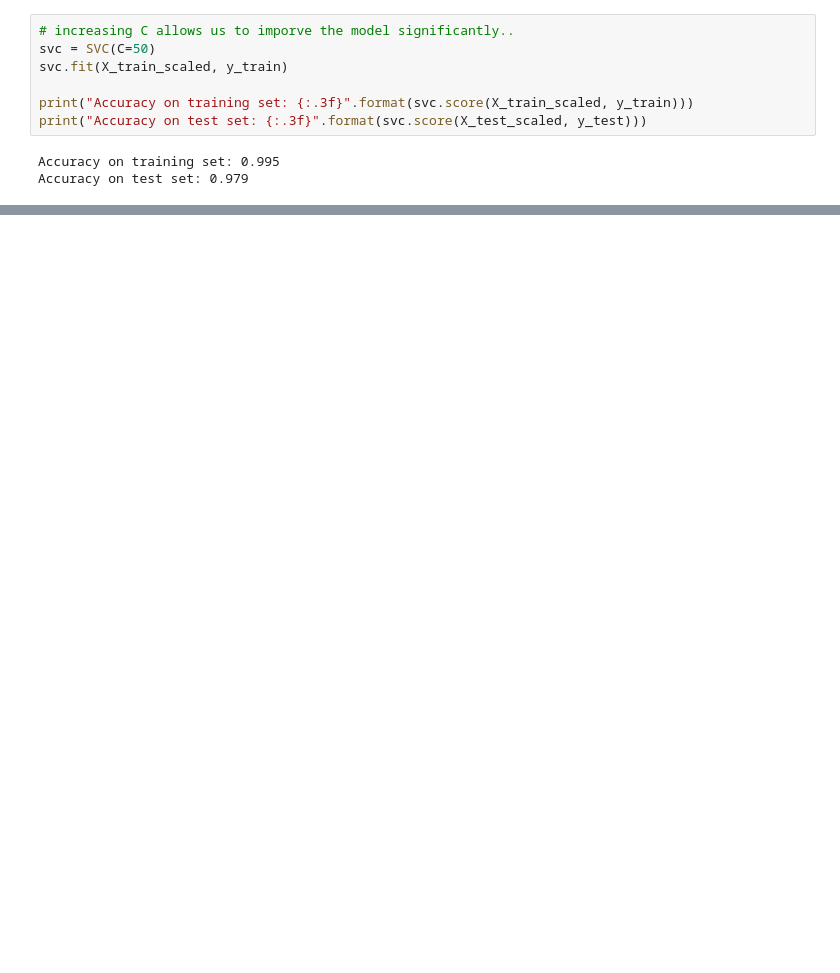
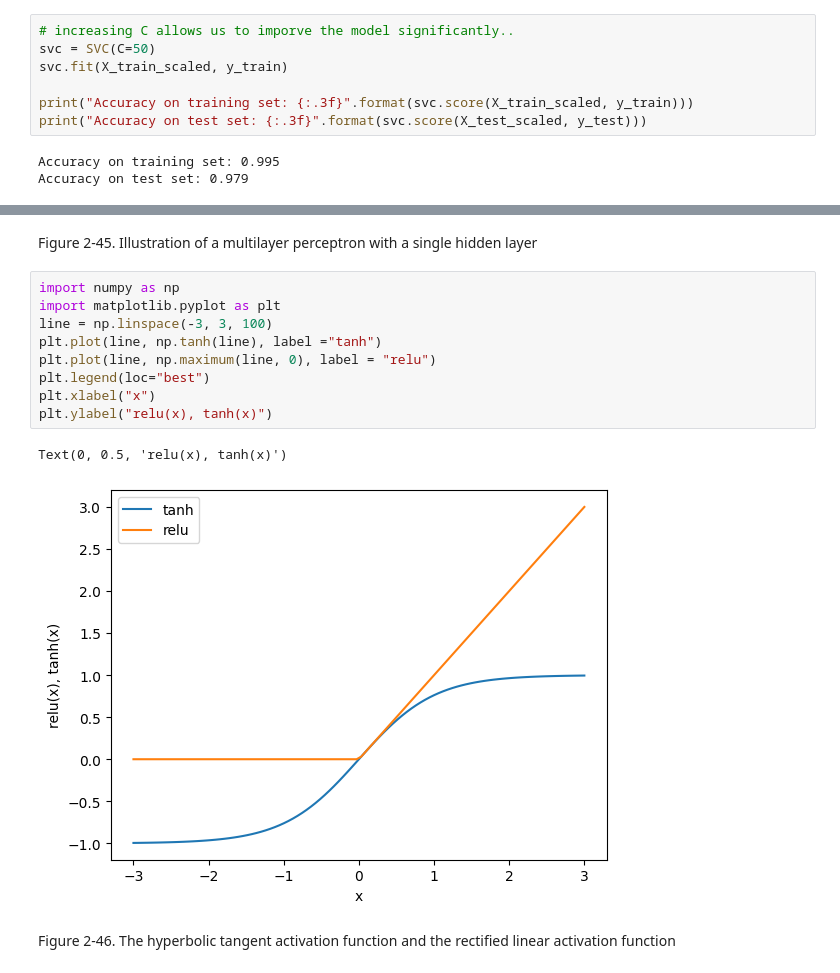
Before and after one commit to Youngsoo1024/Python_ML, a Jupyter notebook: Chap 2/ch2_test.ipynb, the cells around one changed output, grey strips where cells are left out. Drawn from its saved outputs; the diff is of its cells as text; blank space fills up the shorter version.

```diff
--- a/Chap 2/ch2_test.ipynb
+++ b/Chap 2/ch2_test.ipynb
@@ -1014,0 +1026,16 @@ Accuracy on test set: 0.979
+# %% [markdown]
+Figure 2-45. Illustration of a multilayer perceptron with a single hidden layer
+# %%
+import numpy as np
+import matplotlib.pyplot as plt
+line = np.linspace(-3, 3, 100)
+plt.plot(line, np.tanh(line), label ="tanh")
+plt.plot(line, np.maximum(line, 0), label = "relu")
+plt.legend(loc="best")
+plt.xlabel("x")
+plt.ylabel("relu(x), tanh(x)")
+# %% [output]
+Text(0, 0.5, 'relu(x), tanh(x)')
+[figure, added]
+# %% [markdown]
+Figure 2-46. The hyperbolic tangent activation function and the rectified linear activation function
```
Also changed, not shown: parts of 14 cells of this notebook.
